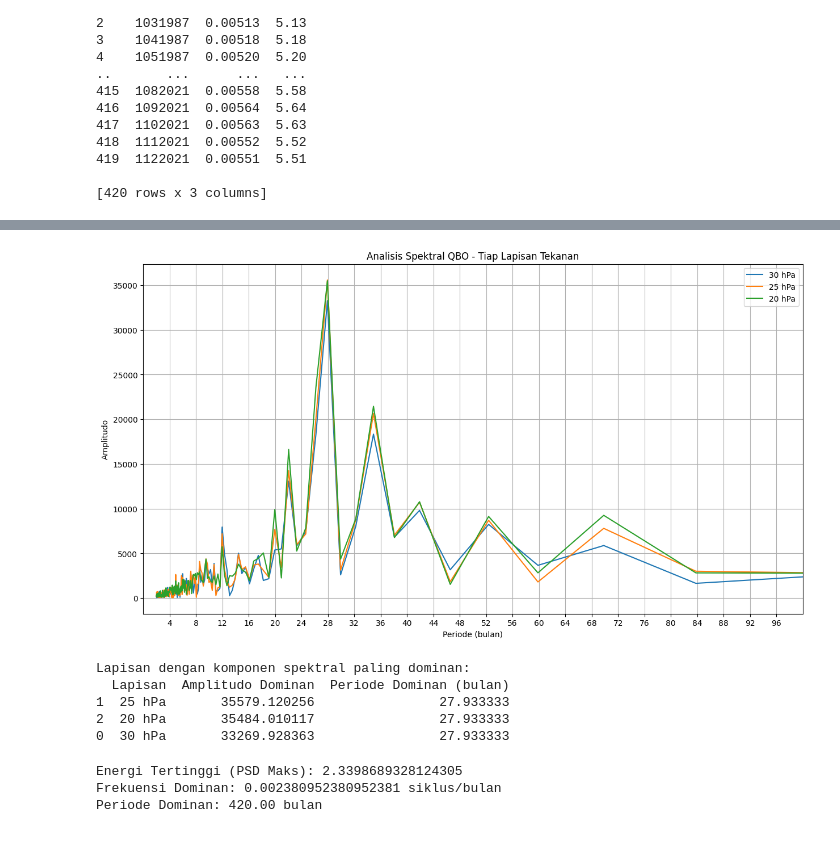
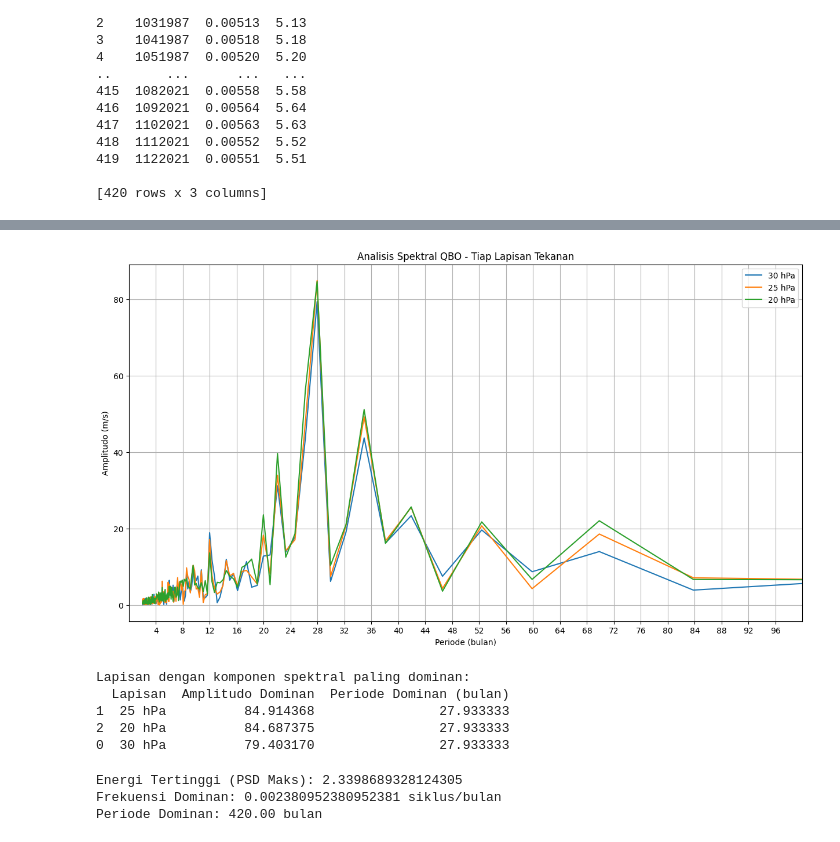
Before and after one commit to IndrianaHw/TASTASTAS, a Jupyter notebook: Analisis Spectral.ipynb, the cells around one changed output, grey strips where cells are left out. Drawn from its saved outputs; the diff is of its cells as text; code cells hidden in the pictures.

```diff
--- a/Analisis Spectral.ipynb
+++ b/Analisis Spectral.ipynb
@@ -78,49 +145,49 @@ for column in df.columns:
     n = len(signal)
     timestep = 1  # diasumsikan data bulanan
     freq = fftfreq(n, d=timestep)
-    fft_values = fft(signal)
+    fft_values = fft(signal) / n  # Normalisasi oleh jumlah data
 
     # Ambil hanya frekuensi positif
     positive_freqs = freq[:n // 2]
-    magnitude = np.abs(fft_values[:n // 2])
+    magnitude = np.abs(fft_values[:n // 2])  # Ambil frekuensi positif
 
     # Simpan data spektrum dominan
     max_index = np.argmax(magnitude[1:]) + 1  # skip frekuensi 0
     dominant_freq = positive_freqs[max_index]
     dominant_period = 1 / dominant_freq if dominant_freq != 0 else np.nan
     dominant_amplitudes[column] = magnitude[max_index]
     dominant_periods[column] = dominant_period
 
     # Plot spektrum
     plt.plot(1 / positive_freqs[1:], magnitude[1:], label=f"{column}")
 
 # Menyesuaikan sumbu periode ke kelipatan 4
 plt.xticks(np.arange(4, 100, 4))
 
 plt.xlabel("Periode (bulan)")
-plt.ylabel("Amplitudo")
+plt.ylabel("Amplitudo (m/s)")
 plt.title("Analisis Spektral QBO - Tiap Lapisan Tekanan")
 plt.legend()
 plt.grid(True)
 plt.xlim(0, 100)
 plt.show()
 
 # 3. Ringkasan hasil dominan
 dominant_df = pd.DataFrame({
     "Lapisan": dominant_amplitudes.keys(),
     "Amplitudo Dominan": dominant_amplitudes.values(),
     "Periode Dominan (bulan)": dominant_periods.values()
 }).sort_values(by="Amplitudo Dominan", ascending=False)
 
 print("\nLapisan dengan komponen spektral paling dominan:")
 print(dominant_df)
 # %% [output]
-[figure, old version]
+[figure, new version]
 Lapisan dengan komponen spektral paling dominan:
   Lapisan  Amplitudo Dominan  Periode Dominan (bulan)
-1  25 hPa       35579.120256                27.933333
-2  20 hPa       35484.010117                27.933333
-0  30 hPa       33269.928363                27.933333
+1  25 hPa          84.914368                27.933333
+2  20 hPa          84.687375                27.933333
+0  30 hPa          79.403170                27.933333
 # %%
 fs = 1  # Sampling 1 per bulan
 freqs, psd = periodogram(ozon, fs=fs)
```
Also changed, not shown: parts of 1 cell of this notebook, 1 other file.
